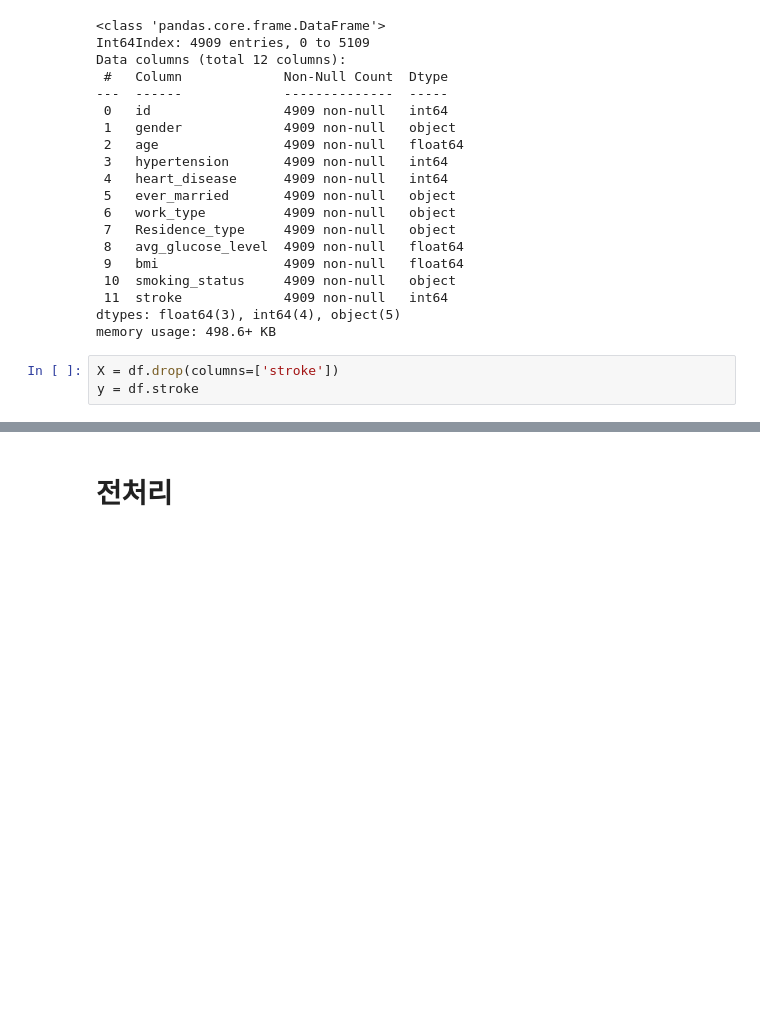
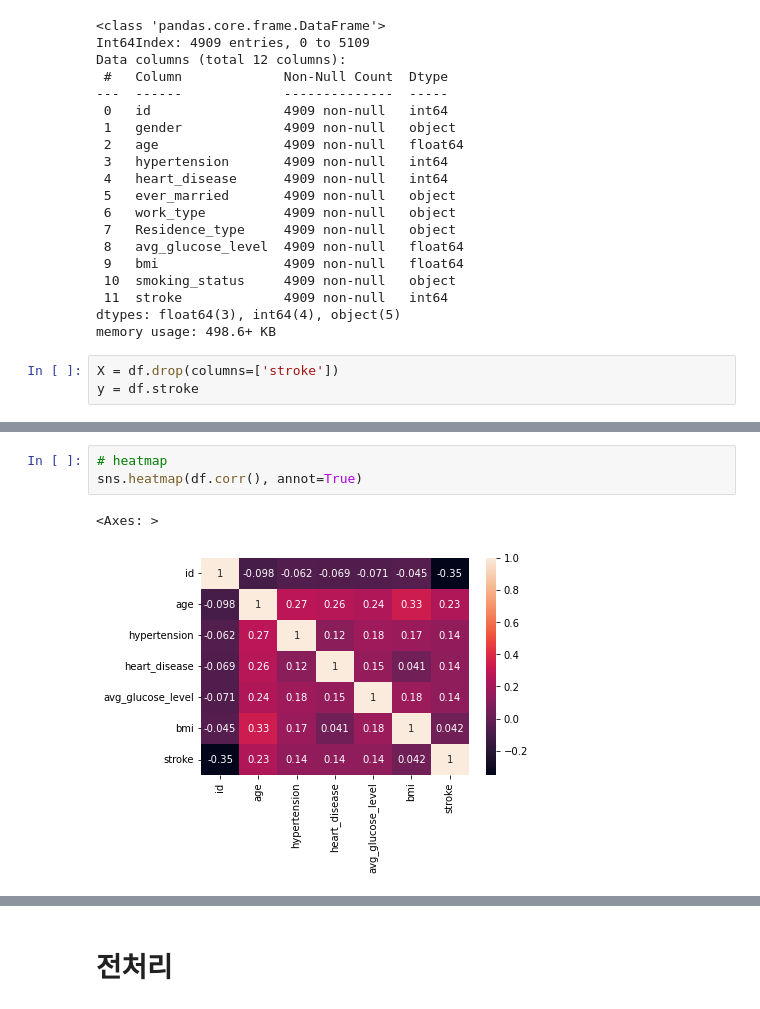
Before and after one commit to seokho-lee/health_projects, a Jupyter notebook: Finished/Stroke Prediction/stroke_prediction_project.ipynb, the cells around one changed output, grey strips where cells are left out. Saved outputs shown, nothing was run; the diff lists cells and outputs as text; blank space fills up the shorter version.

```diff
--- a/Finished/Stroke Prediction/stroke_prediction_project.ipynb
+++ b/Finished/Stroke Prediction/stroke_prediction_project.ipynb
@@ -62,0 +106,6 @@ y = df.stroke
+# %%
+# heatmap
+sns.heatmap(df.corr(), annot=True)
+# %% [output]
+<Axes: >
+[figure, added]
```
Also changed, not shown: parts of 17 cells of this notebook, 21 other files.
